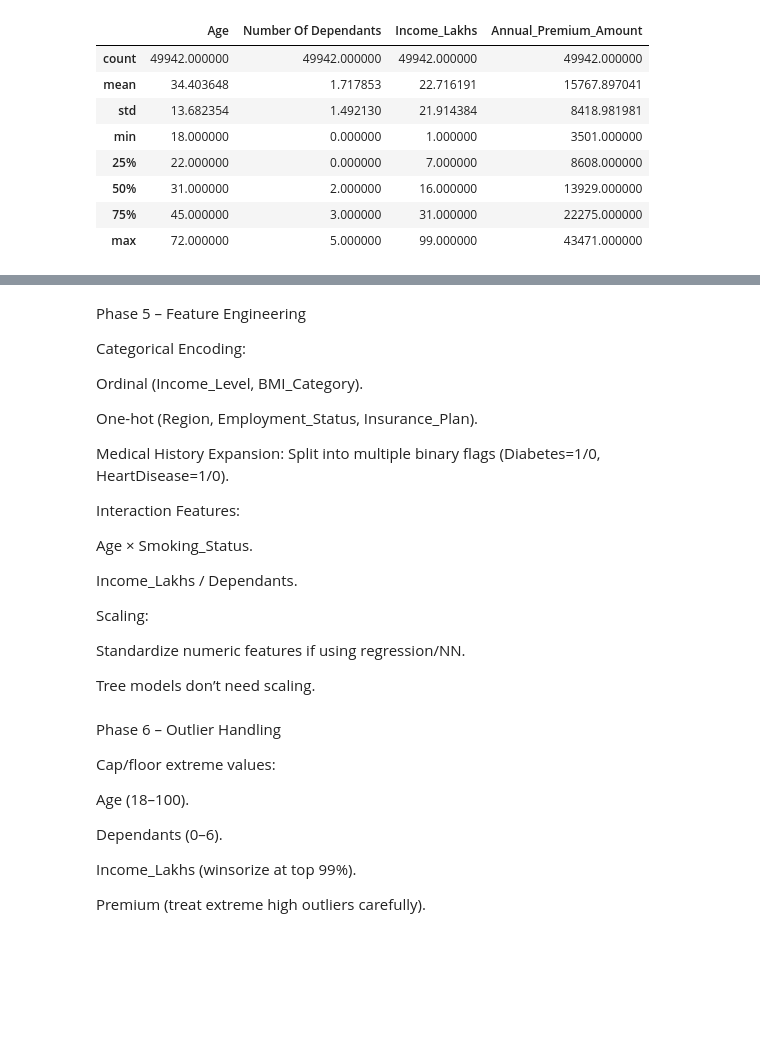
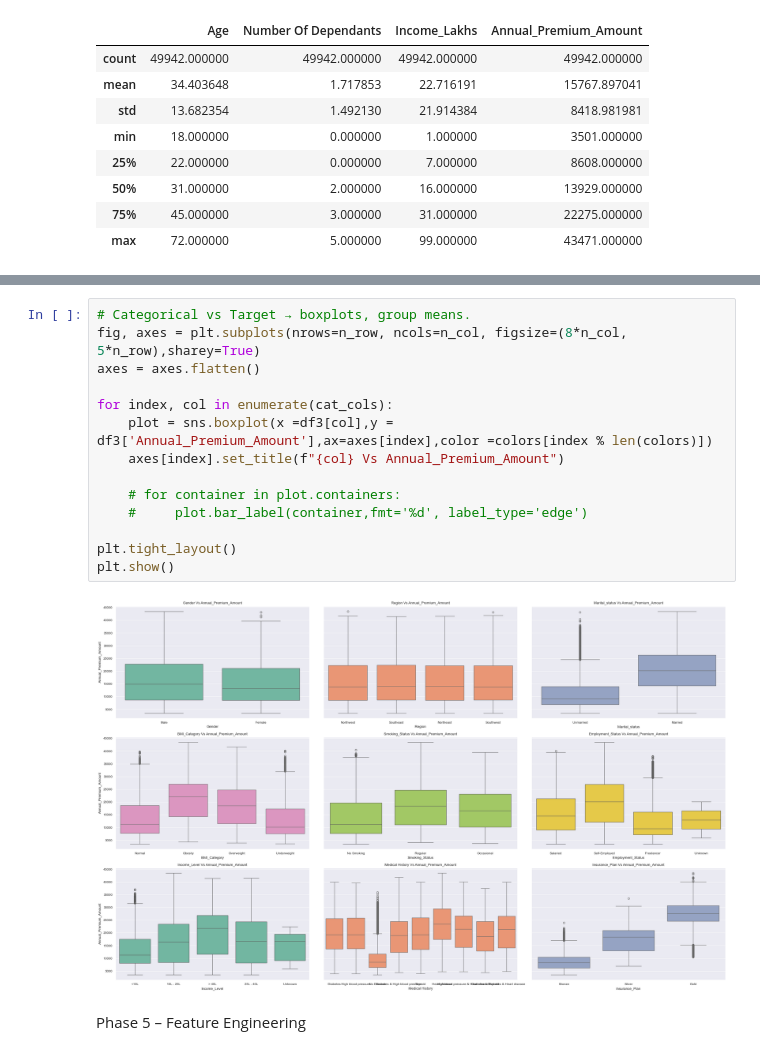
Before and after one commit to francis-rf/healthcare-premium-prediction, a Jupyter notebook: Healthcare_premium.ipynb, the cells around one changed output, grey strips where cells are left out. Cells and saved outputs as stored; diff of their text form; blank space fills up the shorter version.

```diff
--- a/Healthcare_premium.ipynb
+++ b/Healthcare_premium.ipynb
@@ -192,34 +226,18 @@ df3 = df2.copy()
+# %%
+# Categorical vs Target → boxplots, group means.
+fig, axes = plt.subplots(nrows=n_row, ncols=n_col, figsize=(8*n_col, 5*n_row),sharey=True)
+axes = axes.flatten()
+
+for index, col in enumerate(cat_cols):
+    plot = sns.boxplot(x =df3[col],y = df3['Annual_Premium_Amount'],ax=axes[index],color =colors[index % len(colors)])
+    axes[index].set_title(f"{col} Vs Annual_Premium_Amount")
+
+    # for container in plot.containers:
+    #     plot.bar_label(container,fmt='%d', label_type='edge')
+
+plt.tight_layout()
+plt.show()
+# %% [output]
+[figure, added]
 # %% [markdown]
 Phase 5 – Feature Engineering
-
-Categorical Encoding:
-
-Ordinal (Income_Level, BMI_Category).
-
-One-hot (Region, Employment_Status, Insurance_Plan).
-
-Medical History Expansion: Split into multiple binary flags (Diabetes=1/0, HeartDisease=1/0).
-
-Interaction Features:
-
-Age × Smoking_Status.
-
-Income_Lakhs / Dependants.
-
-Scaling:
-
-Standardize numeric features if using regression/NN.
-
-Tree models don’t need scaling.
-# %% [markdown]
-Phase 6 – Outlier Handling
-
-Cap/floor extreme values:
-
-Age (18–100).
-
-Dependants (0–6).
-
-Income_Lakhs (winsorize at top 99%).
-
-Premium (treat extreme high outliers carefully).
```
Also changed, not shown: parts of 20 cells of this notebook, 1 other file.
